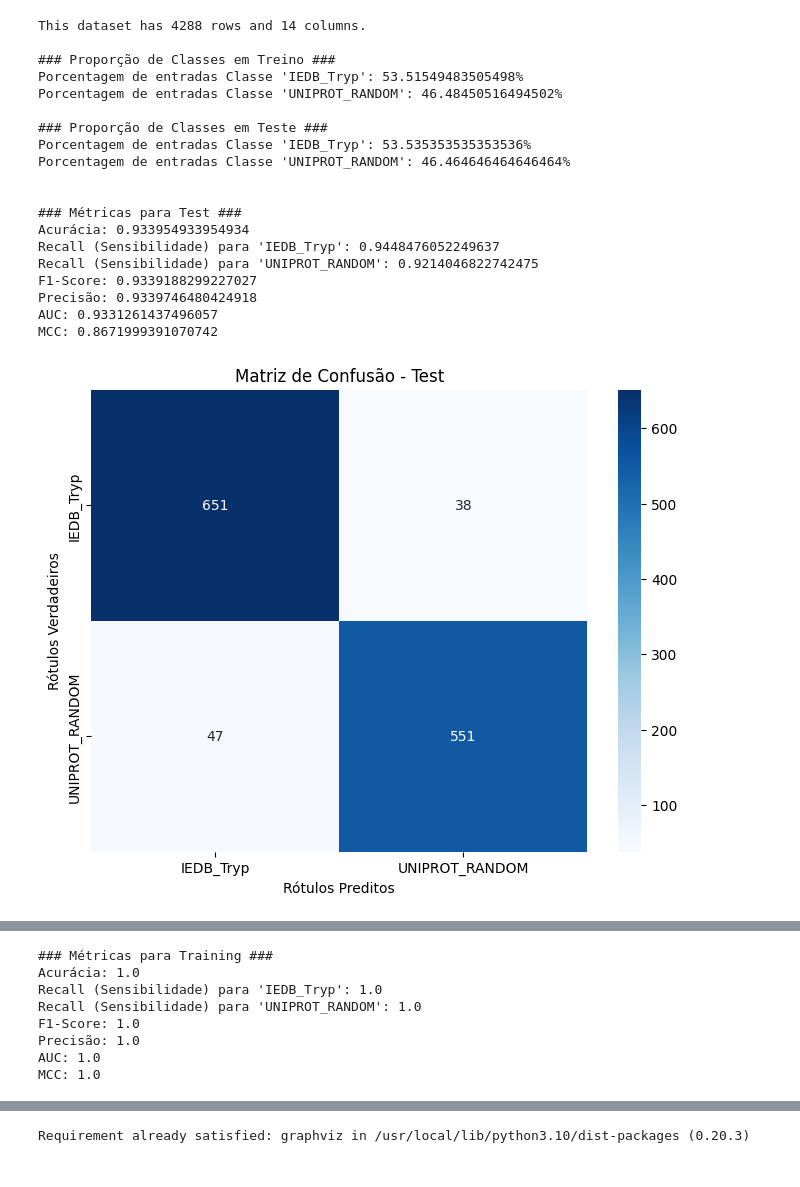
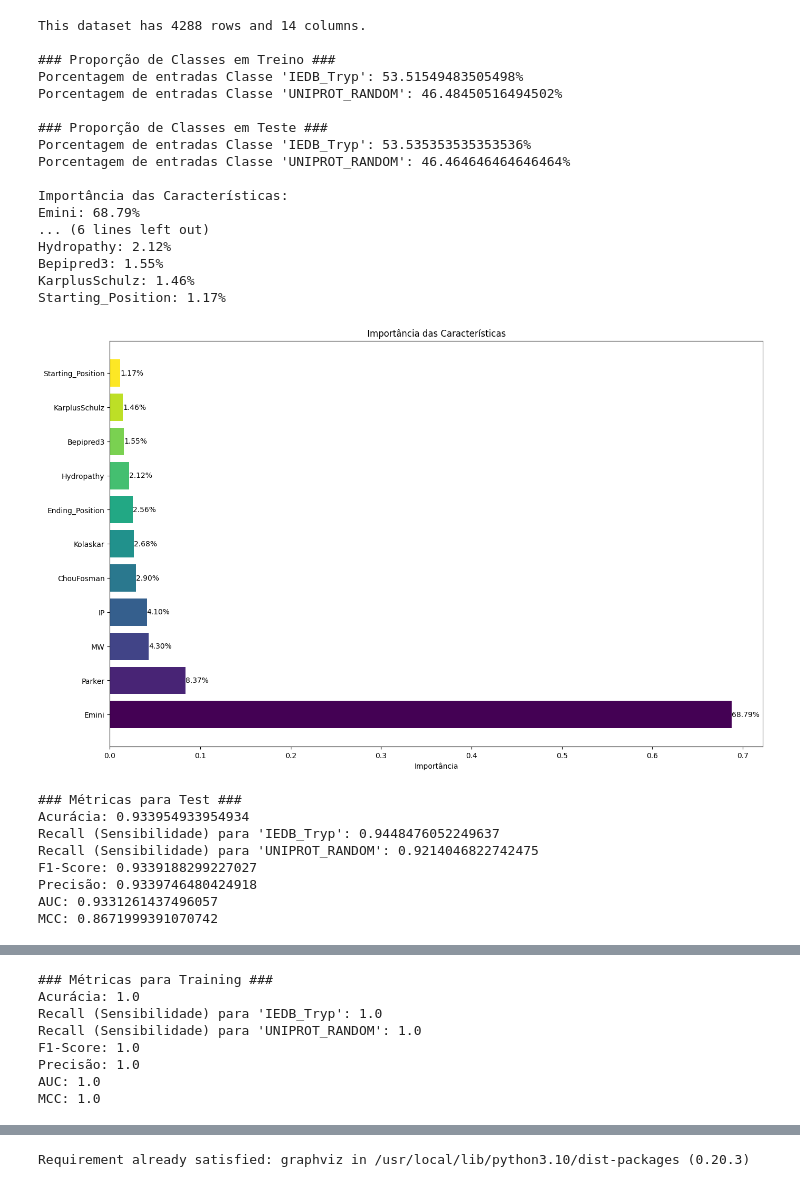
Before and after one commit to labioinfoufsc/EBScore, a Jupyter notebook: epitryp.ipynb, the cells around one changed output, grey strips where cells are left out. Cells and saved outputs as stored; diff of their text form; code cells hidden in the pictures.

```diff
--- a/epitryp.ipynb
+++ b/epitryp.ipynb
@@ -120,40 +152,49 @@ if __name__ == "__main__":
     X_train, X_test, y_train, y_test, label_encoder = load_dataset(file_path)
 
     # Criar e treinar o modelo
     model = DecisionTree()
     model.train(X_train, y_train, 20)
+
+    # Plotar a importância das características
+    model.plot_feature_importance(feature_names)
 
     # Fazer previsões e calcular probabilidades para o conjunto de teste
     y_pred_test = model.predict(X_test)
     y_prob_test = model.predict_proba(X_test)
 
     # Avaliar o modelo no conjunto de teste
     evaluate(y_test, y_pred_test, y_prob_test, class_names, label_encoder, "Test")
 
     # Fazer previsões e calcular probabilidades para o conjunto de treinamento
     y_pred_train = model.predict(X_train)
     y_prob_train = model.predict_proba(X_train)
 
     # Avaliar o modelo no conjunto de treinamento
     evaluate(y_train, y_pred_train, y_prob_train, class_names, label_encoder, "Training")
 # %% [output]
 This dataset has 4288 rows and 14 columns.
 
 ### Proporção de Classes em Treino ###
 Porcentagem de entradas Classe 'IEDB_Tryp': 53.51549483505498%
 Porcentagem de entradas Classe 'UNIPROT_RANDOM': 46.48450516494502%
 
 ### Proporção de Classes em Teste ###
 Porcentagem de entradas Classe 'IEDB_Tryp': 53.535353535353536%
 Porcentagem de entradas Classe 'UNIPROT_RANDOM': 46.464646464646464%
 
-
-### Métricas para Test ###
-Acurácia: 0.933954933954934
-Recall (Sensibilidade) para 'IEDB_Tryp': 0.9448476052249637
-Recall (Sensibilidade) para 'UNIPROT_RANDOM': 0.9214046822742475
-F1-Score: 0.9339188299227027
-Precisão: 0.9339746480424918
-AUC: 0.9331261437496057
-MCC: 0.8671999391070742
+Importância das Características:
+Emini: 68.79%
+... (6 lines left out)
+Hydropathy: 2.12%
+Bepipred3: 1.55%
+KarplusSchulz: 1.46%
+Starting_Position: 1.17%
-[figure, old version]
+[figure, new version]
+### Métricas para Test ###
+Acurácia: 0.933954933954934
+Recall (Sensibilidade) para 'IEDB_Tryp': 0.9448476052249637
+Recall (Sensibilidade) para 'UNIPROT_RANDOM': 0.9214046822742475
+F1-Score: 0.9339188299227027
+Precisão: 0.9339746480424918
+AUC: 0.9331261437496057
+MCC: 0.8671999391070742
@@ -161,8 +201,0 @@ MCC: 0.8671999391070742
-### Métricas para Training ###
-Acurácia: 1.0
-Recall (Sensibilidade) para 'IEDB_Tryp': 1.0
-Recall (Sensibilidade) para 'UNIPROT_RANDOM': 1.0
-F1-Score: 1.0
-Precisão: 1.0
-AUC: 1.0
-MCC: 1.0
@@ -169,0 +203,8 @@ MCC: 1.0
+### Métricas para Training ###
+Acurácia: 1.0
+Recall (Sensibilidade) para 'IEDB_Tryp': 1.0
+Recall (Sensibilidade) para 'UNIPROT_RANDOM': 1.0
+F1-Score: 1.0
+Precisão: 1.0
+AUC: 1.0
+MCC: 1.0
```
Also changed, not shown: parts of 2 cells of this notebook.
